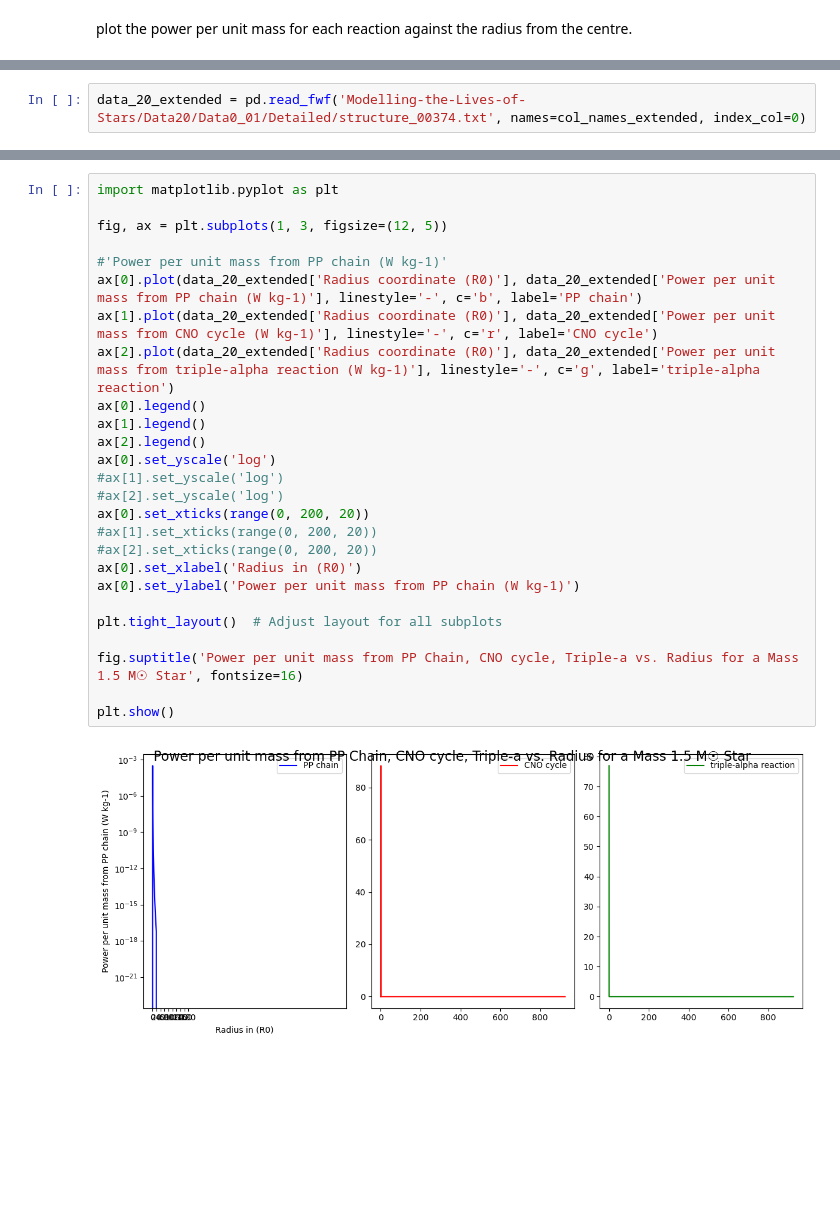
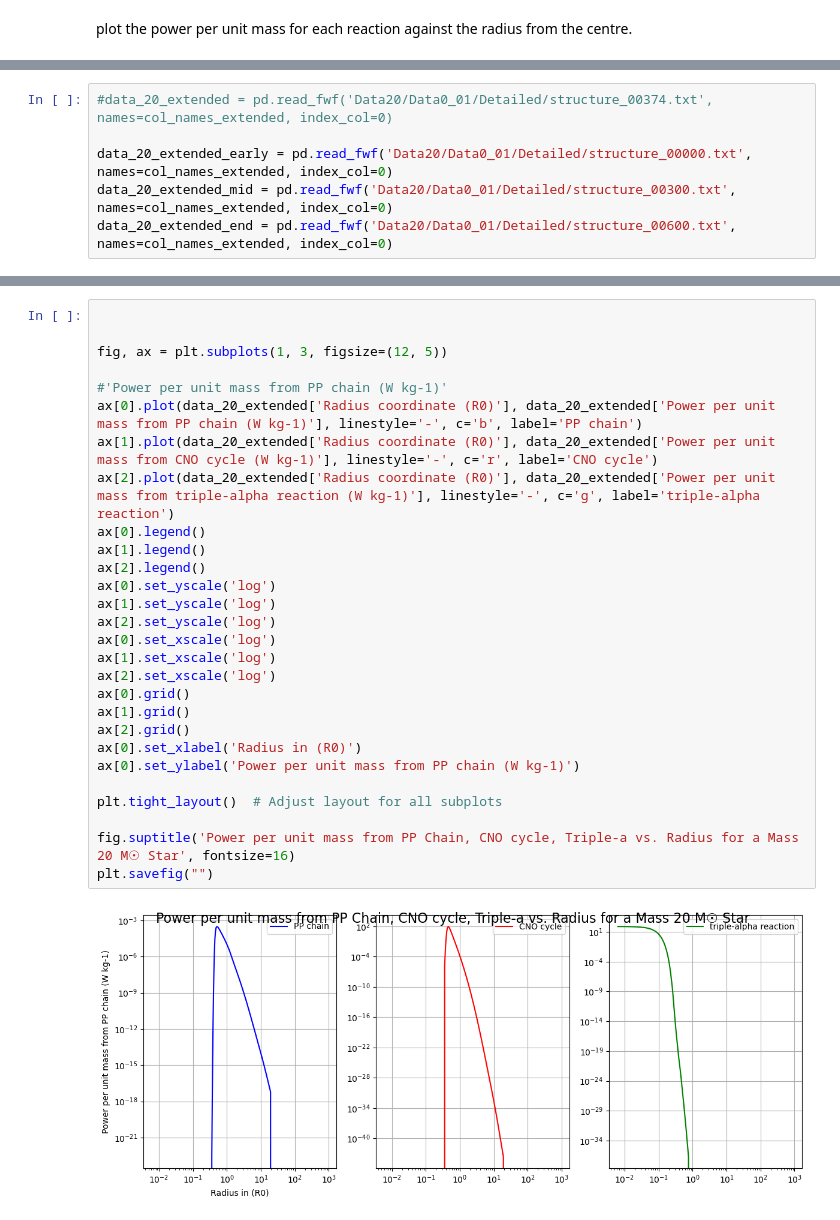
Before and after one commit to pathakis/Modelling-the-Lives-of-Stars, a Jupyter notebook: Task_3_3.ipynb, the cells around one changed output, grey strips where cells are left out. Cells and saved outputs as stored; diff of their text form; blank space fills up the shorter version.

```diff
--- a/Task_3_3.ipynb
+++ b/Task_3_3.ipynb
@@ -196,2 +256,6 @@ Text(0.5, 0.98, 'Power per unit mass from PP Chain, CNO cycle, Triple-a vs. Radi
 # %%
-data_20_extended = pd.read_fwf('Modelling-the-Lives-of-Stars/Data20/Data0_01/Detailed/structure_00374.txt', names=col_names_extended, index_col=0)
+#data_20_extended = pd.read_fwf('Data20/Data0_01/Detailed/structure_00374.txt', names=col_names_extended, index_col=0)
+
+data_20_extended_early = pd.read_fwf('Data20/Data0_01/Detailed/structure_00000.txt', names=col_names_extended, index_col=0)
+data_20_extended_mid = pd.read_fwf('Data20/Data0_01/Detailed/structure_00300.txt', names=col_names_extended, index_col=0)
+data_20_extended_end = pd.read_fwf('Data20/Data0_01/Detailed/structure_00600.txt', names=col_names_extended, index_col=0)
@@ -198,28 +320,30 @@ data_20_extended = pd.read_fwf('Modelling-the-Lives-of-Stars/Data20/Data0_01/Det
 # %%
-import matplotlib.pyplot as plt
+
 
 fig, ax = plt.subplots(1, 3, figsize=(12, 5))
 
 #'Power per unit mass from PP chain (W kg-1)'
 ax[0].plot(data_20_extended['Radius coordinate (R0)'], data_20_extended['Power per unit mass from PP chain (W kg-1)'], linestyle='-', c='b', label='PP chain')
 ax[1].plot(data_20_extended['Radius coordinate (R0)'], data_20_extended['Power per unit mass from CNO cycle (W kg-1)'], linestyle='-', c='r', label='CNO cycle')
 ax[2].plot(data_20_extended['Radius coordinate (R0)'], data_20_extended['Power per unit mass from triple-alpha reaction (W kg-1)'], linestyle='-', c='g', label='triple-alpha reaction')
 ax[0].legend()
 ax[1].legend()
 ax[2].legend()
 ax[0].set_yscale('log')
-#ax[1].set_yscale('log')
-#ax[2].set_yscale('log')
-ax[0].set_xticks(range(0, 200, 20))
-#ax[1].set_xticks(range(0, 200, 20))
-#ax[2].set_xticks(range(0, 200, 20))
+ax[1].set_yscale('log')
+ax[2].set_yscale('log')
+ax[0].set_xscale('log')
+ax[1].set_xscale('log')
+ax[2].set_xscale('log')
+ax[0].grid()
+ax[1].grid()
+ax[2].grid()
 ax[0].set_xlabel('Radius in (R0)')
 ax[0].set_ylabel('Power per unit mass from PP chain (W kg-1)')
 
 plt.tight_layout()  # Adjust layout for all subplots
 
-fig.suptitle('Power per unit mass from PP Chain, CNO cycle, Triple-a vs. Radius for a Mass 1.5 M☉ Star', fontsize=16)
-
-plt.show()
+fig.suptitle('Power per unit mass from PP Chain, CNO cycle, Triple-a vs. Radius for a Mass 20 M☉ Star', fontsize=16)
+plt.savefig("")
 # %% [output]
-[figure, old version]
+[figure, new version]
```
Also changed, not shown: parts of 10 cells of this notebook, 4 other files.
